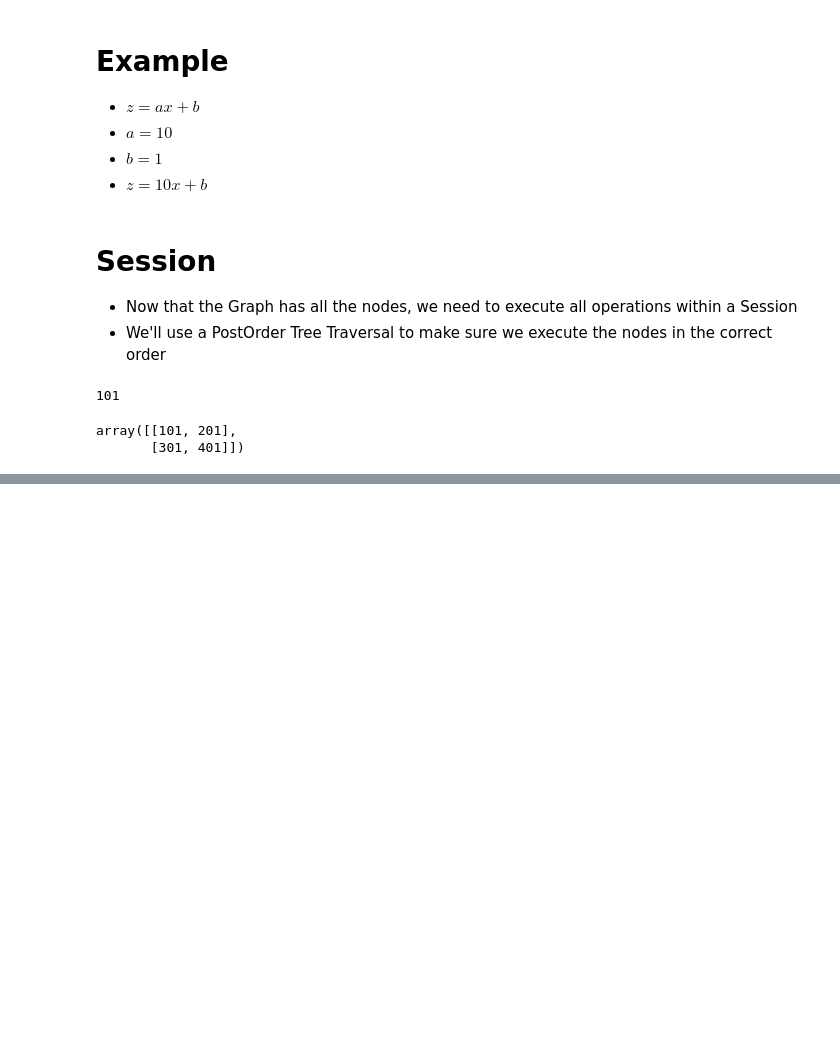
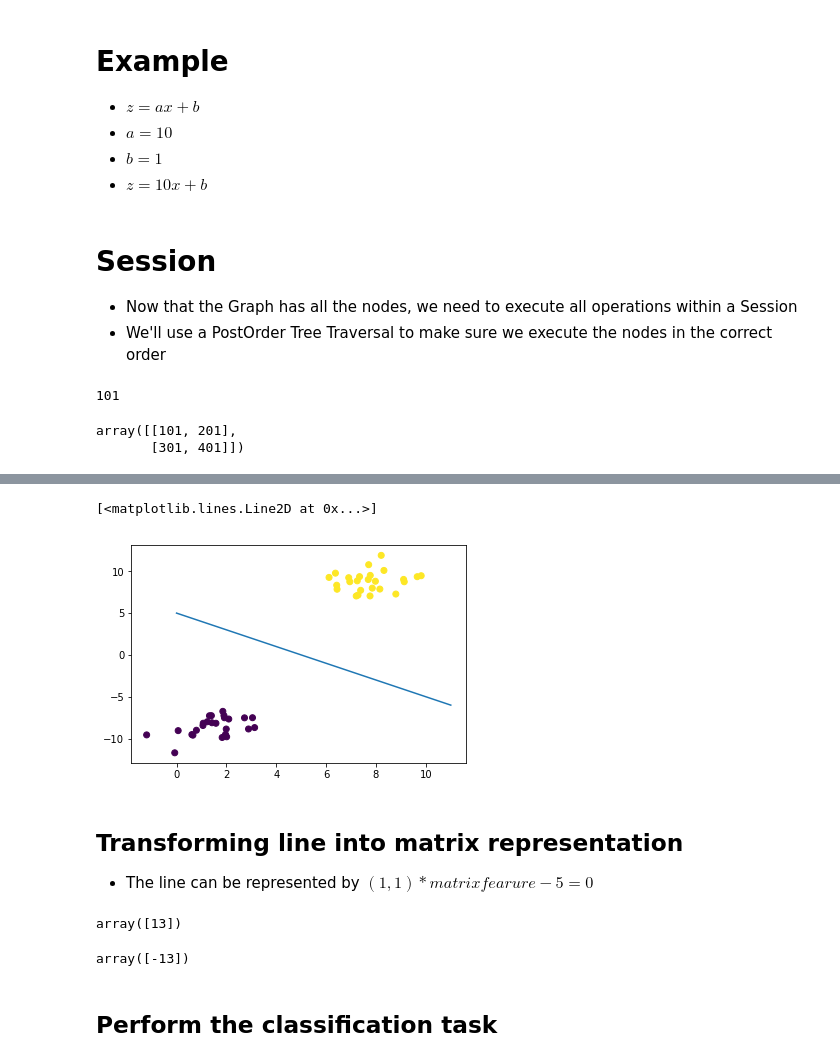
Before and after one commit to flpn/tensorflow_ml, a Jupyter notebook: Manual Neural Network.ipynb, the cells around one changed output, grey strips where cells are left out. Cells and saved outputs as stored; diff of their text form; code cells hidden in the pictures; blank space fills up the shorter version.

```diff
--- a/Manual Neural Network.ipynb
+++ b/Manual Neural Network.ipynb
@@ -149,0 +188,22 @@ array([[101, 201],
+# %%
+x = np.linspace(0, 11, 10)
+y = -x + 5
+plt.scatter(features[:, 0], features[:, 1], c=labels)
+plt.plot(x, y)
+# %% [output]
+[<matplotlib.lines.Line2D at 0x...>]
+[figure, added]
+# %% [markdown]
+## Transforming line into matrix representation
+
+- The line can be represented by $ (1,1) * matrix fearure - 5 = 0 $
+# %%
+np.array([1, 1]).dot([[8], [10]]) - 5
+# %% [output]
+array([13])
+# %%
+np.array([1, 1]).dot([[2], [-10]]) - 5
+# %% [output]
+array([-13])
+# %% [markdown]
+## Perform the classification task
```
Also changed, not shown: parts of 14 cells of this notebook.
